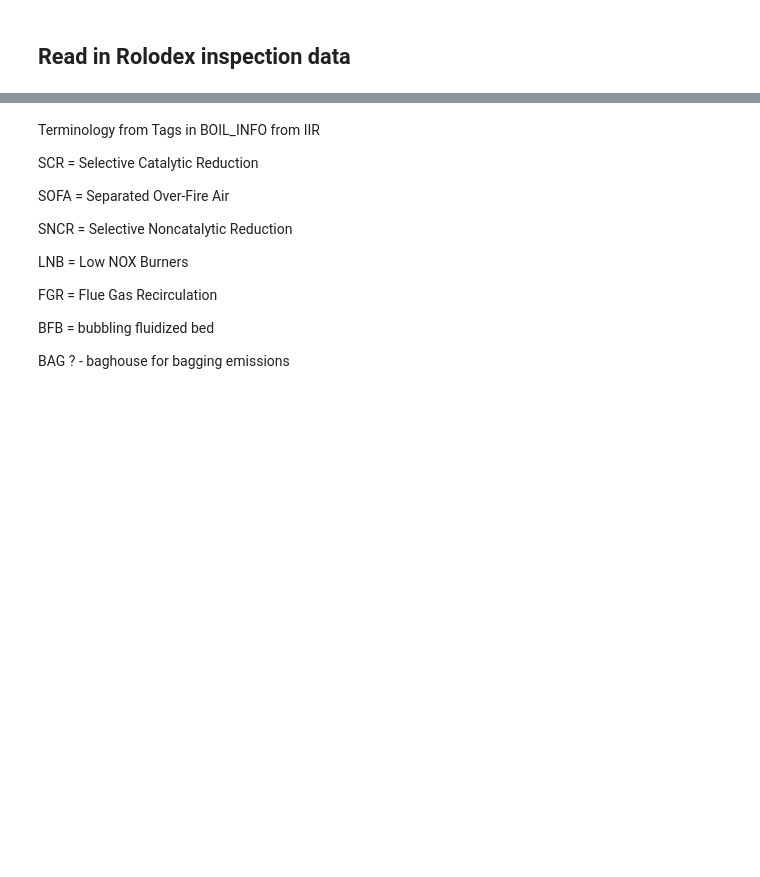
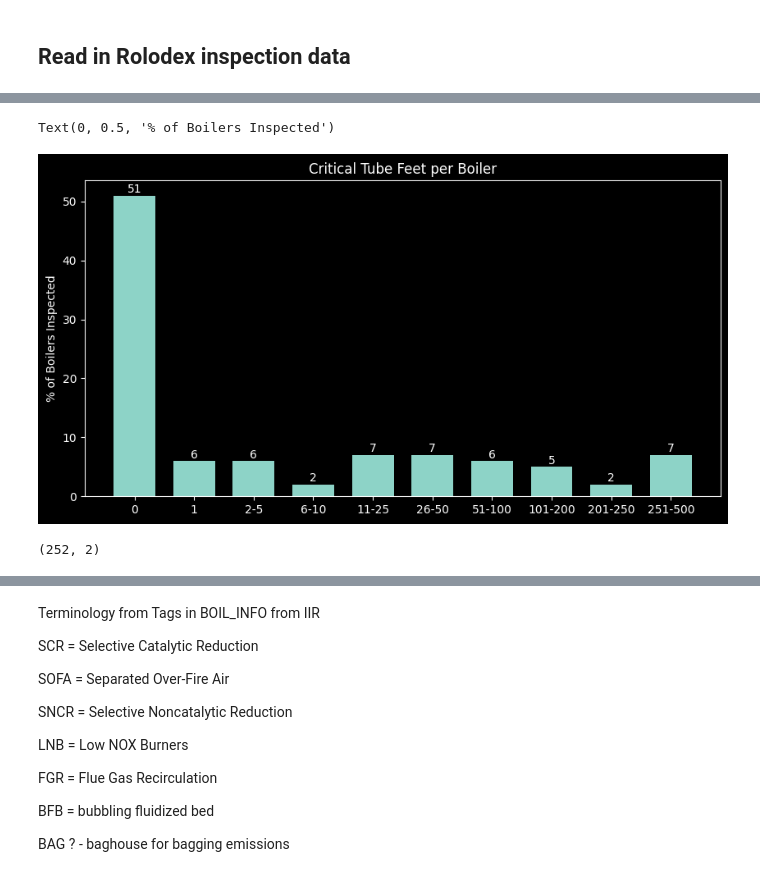
Before and after one commit to GeckoRobotics/davos-data-project, a Jupyter notebook: notebooks/Data_Pipeline.ipynb, the cells around one changed output, grey strips where cells are left out. Saved outputs shown, nothing was run; the diff lists cells and outputs as text; code cells hidden in the pictures; blank space fills up the shorter version.

```diff
--- a/notebooks/Data_Pipeline.ipynb
+++ b/notebooks/Data_Pipeline.ipynb
@@ -189,3 +352,31 @@ comb_df.shape
+# %%
+x = ["0", "1", "2-5", "6-10", "11-25", "26-50", "51-100", "101-200", "201-250", "251-500"]
+y = [125, 15, 15, 6, 18, 16, 15, 13, 4, 17]
+# %%
+yp = [round(100*yi/(sum(y))) for yi in y]
+# %%
+fig, ax = plt.subplots()
+plt.rcParams["figure.figsize"] = (10,5)
+width =0.7
+
+rects1 = ax.bar(x, yp, width)
+
+add_vbar_labels(x, yp)
+
+ax.grid(
+    False#, color='gray', linestyle='dashed'
+)
+
+ax.set_title('Critical Tube Feet per Boiler')
+ax.set_ylabel('% of Boilers Inspected')
+#ax.set_xlabel('Critical Tube-Feet')
+# %% [output]
+Text(0, 0.5, '% of Boilers Inspected')
+[figure, added]
+# %%
+unit_grouped_crits[unit_grouped_crits['Bins w 40% Loss'] < 1000].shape
+# %% [output]
+(252, 2)
 # %%
 IIR_ID_all_df = pd.read_csv('../data/outputs/mapped_us_boilers_12523.csv')
 # %%
```
Also changed, not shown: parts of 50 cells of this notebook, 11 other files.
